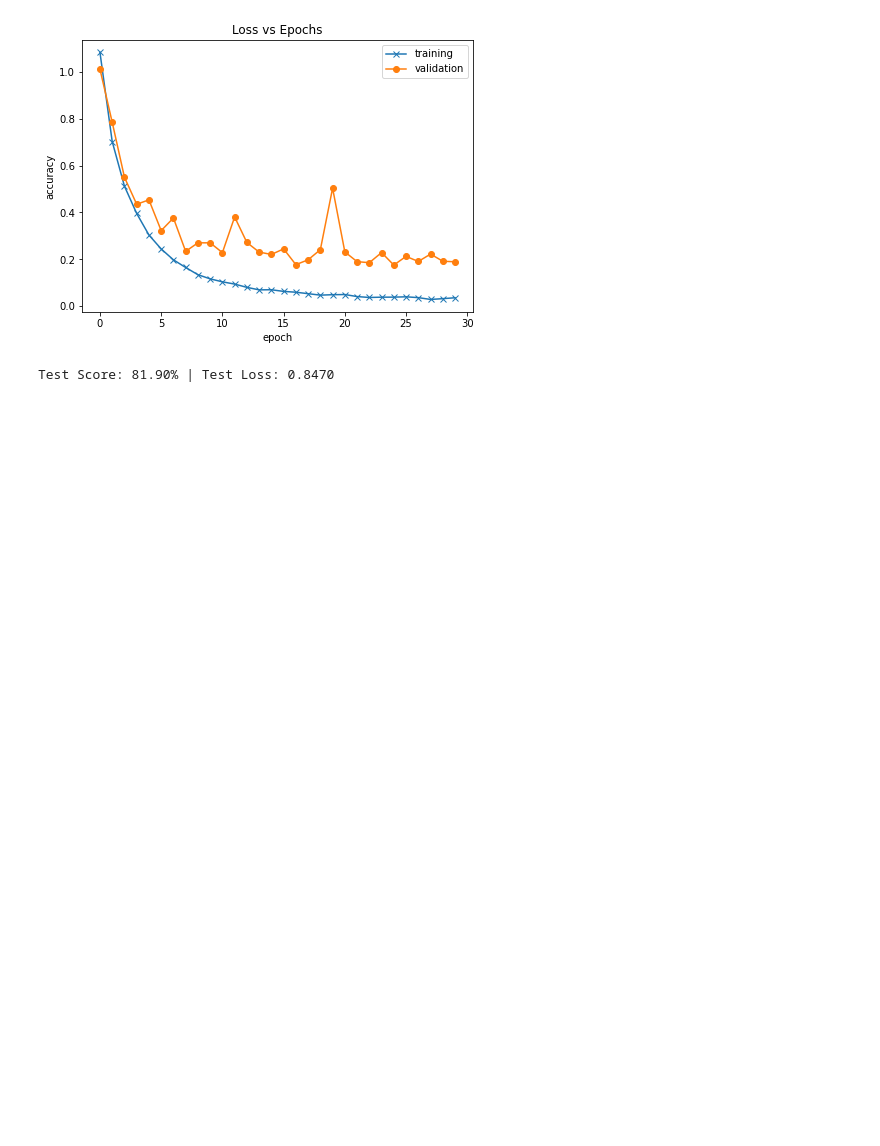
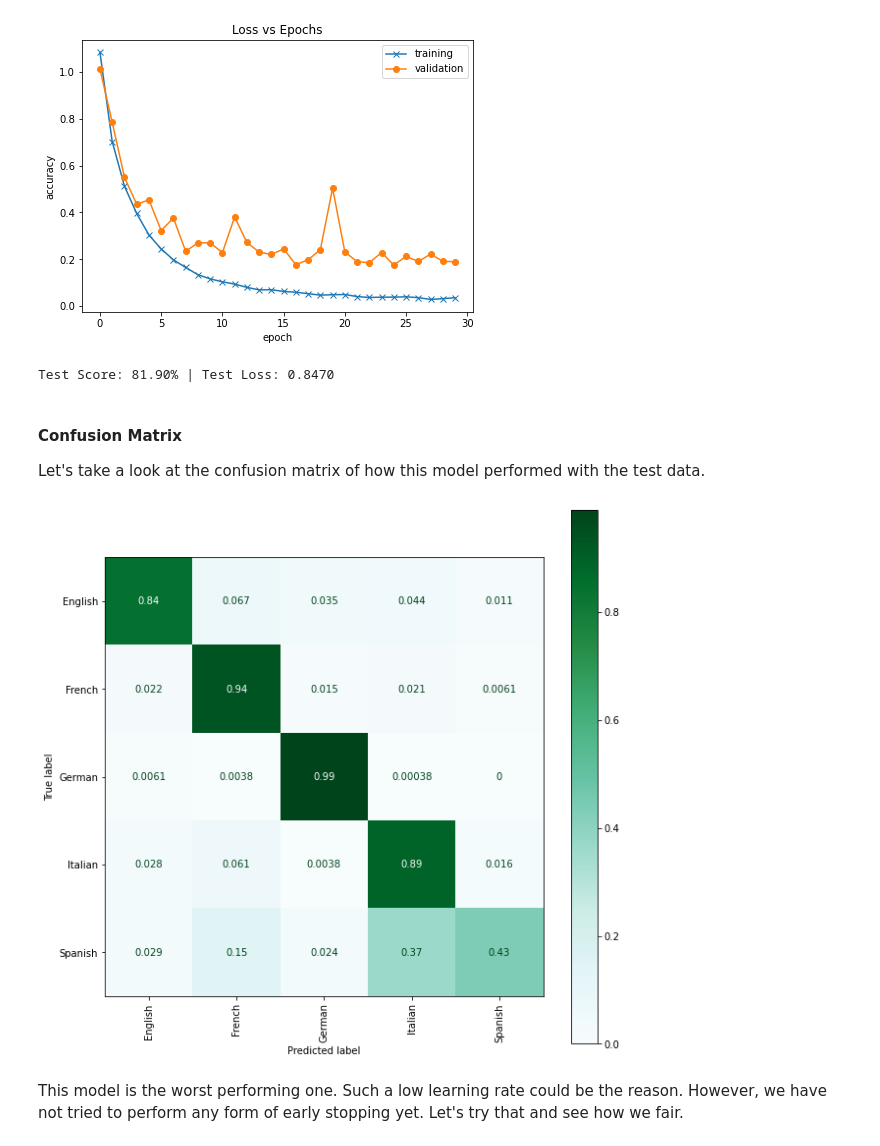
Before and after one commit to b-zhang93/Audio-Language-Classifier, a Jupyter notebook: Prototyping_CNN_Models.ipynb, the cells around one changed output. Saved outputs shown, nothing was run; the diff lists cells and outputs as text; code cells hidden in the pictures; blank space fills up the shorter version.

```diff
--- a/Prototyping_CNN_Models.ipynb
+++ b/Prototyping_CNN_Models.ipynb
@@ -942,6 +971,15 @@ test_loss, test_score = evaluate(model_3_opt3, dataloader=test_dl, calc_loss=Tru
 print(f"Test Score: {test_score:.2f}% | Test Loss: {test_loss:.4f}")
 # %% [output]
 Test Score: 81.90% | Test Loss: 0.8470
+# %% [markdown]
+#### Confusion Matrix
+Let's take a look at the confusion matrix of how this model performed with the test data.
+# %%
+generate_cm(model_3_opt3, test_dl)
+# %% [output]
+[figure, added]
+# %% [markdown]
+This model is the worst performing one. Such a low learning rate could be the reason. However, we have not tried to perform any form of early stopping yet. Let's try that and see how we fair.
 # %%
 # save the state model of the trained model
 torch.save(model_3_opt3.state_dict(), "trained_model_3_opt3_state.pt")
```
Also changed, not shown: parts of 45 cells of this notebook, 1 other file.
